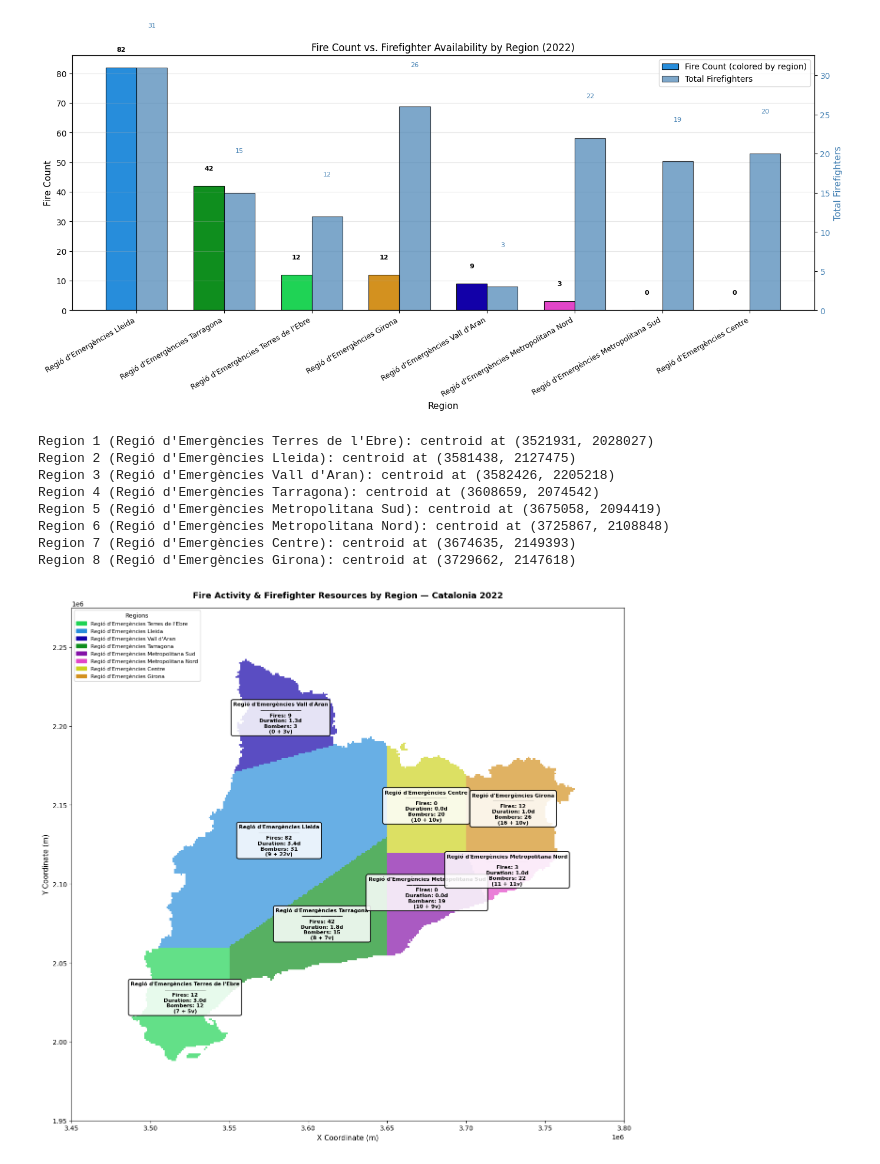
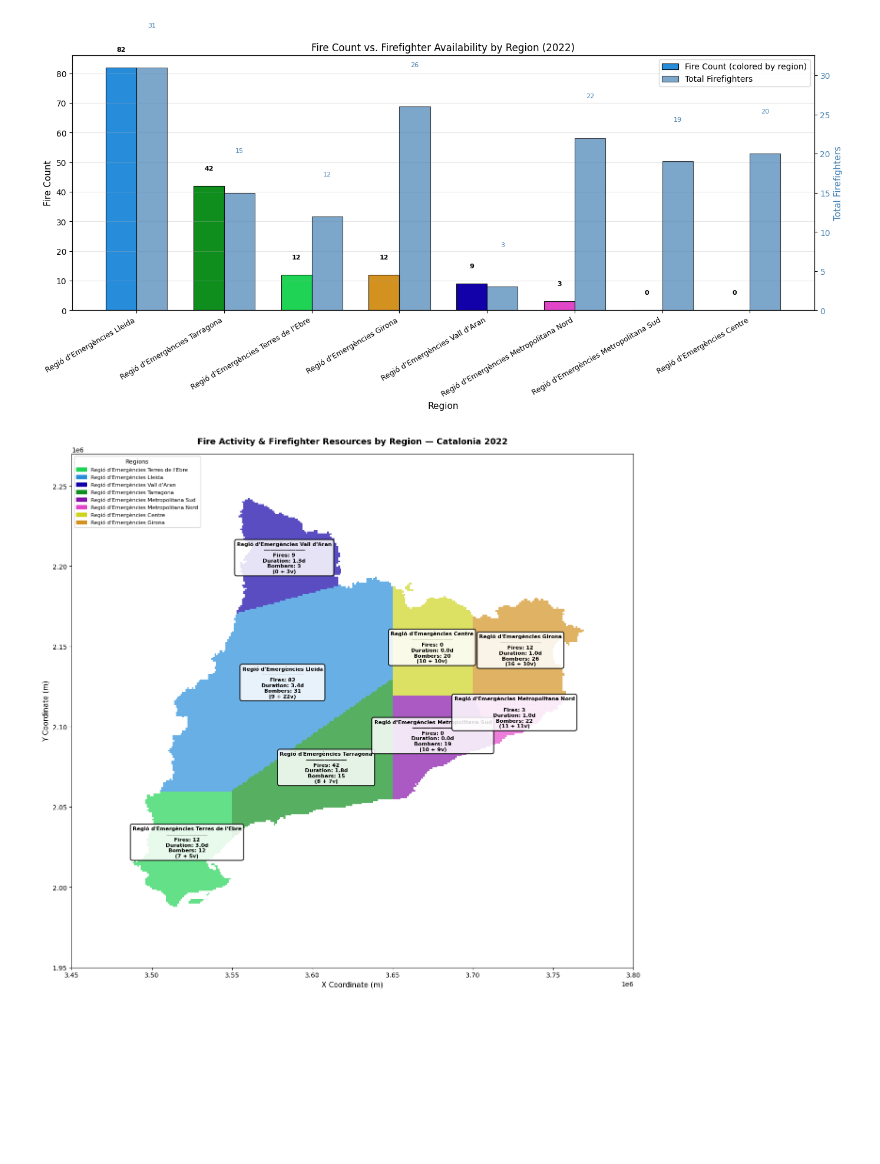
Before and after one commit to EstherRH00/IberFire, a Jupyter notebook: Part 2.ipynb, the cells around one changed output. Cells and saved outputs as stored; diff of their text form; code cells hidden in the pictures; blank space fills up the shorter version.

```diff
--- a/Part 2.ipynb
+++ b/Part 2.ipynb
@@ -1569,8 +1551,6 @@ for region_id in region_labels.keys():
         centroid_y = region_y_coords.mean()
 
         centroids[region_id] = (centroid_x, centroid_y)
-        print(f"Region {region_id} ({region_labels[region_id]}): centroid at ({centroid_x:.0f}, {centroid_y:.0f})")
-
 # ============================================================
 # STEP 2: Create the combined map visualization
 # ============================================================
@@ -1634,39 +1614,35 @@ for region_id, (cx, cy) in centroids.items():
         fontsize=8,
         fontweight="bold",
         bbox=dict(
             boxstyle="round,pad=0.4",
             facecolor="white",
             edgecolor="black",
             alpha=0.85,
             linewidth=1.5
         )
     )
 
 ax.set_xlabel("X Coordinate (m)", fontsize=11)
 ax.set_ylabel("Y Coordinate (m)", fontsize=11)
 ax.set_title("Fire Activity & Firefighter Resources by Region — Catalonia 2022",
              fontsize=13, fontweight="bold", pad=15)
 
+xmin = 3450000
+xmax = 3800000
+ymin = 1950000
+ymax = 2270000
 ax.set_xlim(xmin, xmax)
 ax.set_ylim(ymin, ymax)
 
 # FIX: Legend - iterate over actual dictionary keys
 legend_patches = [
     mpatches.Patch(color=region_colors[region_id], label=region_labels[region_id])
     for region_id in sorted(region_labels.keys())
 ]
 ax.legend(handles=legend_patches, loc="upper left", title="Regions",
           fontsize=8, title_fontsize=9, framealpha=0.9)
 
 plt.tight_layout()
 plt.show()
 # %% [output]
-Region 1 (Regió d'Emergències Terres de l'Ebre): centroid at (3521931, 2028027)
-Region 2 (Regió d'Emergències Lleida): centroid at (3581438, 2127475)
-Region 3 (Regió d'Emergències Vall d'Aran): centroid at (3582426, 2205218)
-Region 4 (Regió d'Emergències Tarragona): centroid at (3608659, 2074542)
-Region 5 (Regió d'Emergències Metropolitana Sud): centroid at (3675058, 2094419)
-Region 6 (Regió d'Emergències Metropolitana Nord): centroid at (3725867, 2108848)
-Region 7 (Regió d'Emergències Centre): centroid at (3674635, 2149393)
-Region 8 (Regió d'Emergències Girona): centroid at (3729662, 2147618)
-[figure, old version]
+[figure, new version]
```
Also changed, not shown: parts of 37 cells of this notebook.
